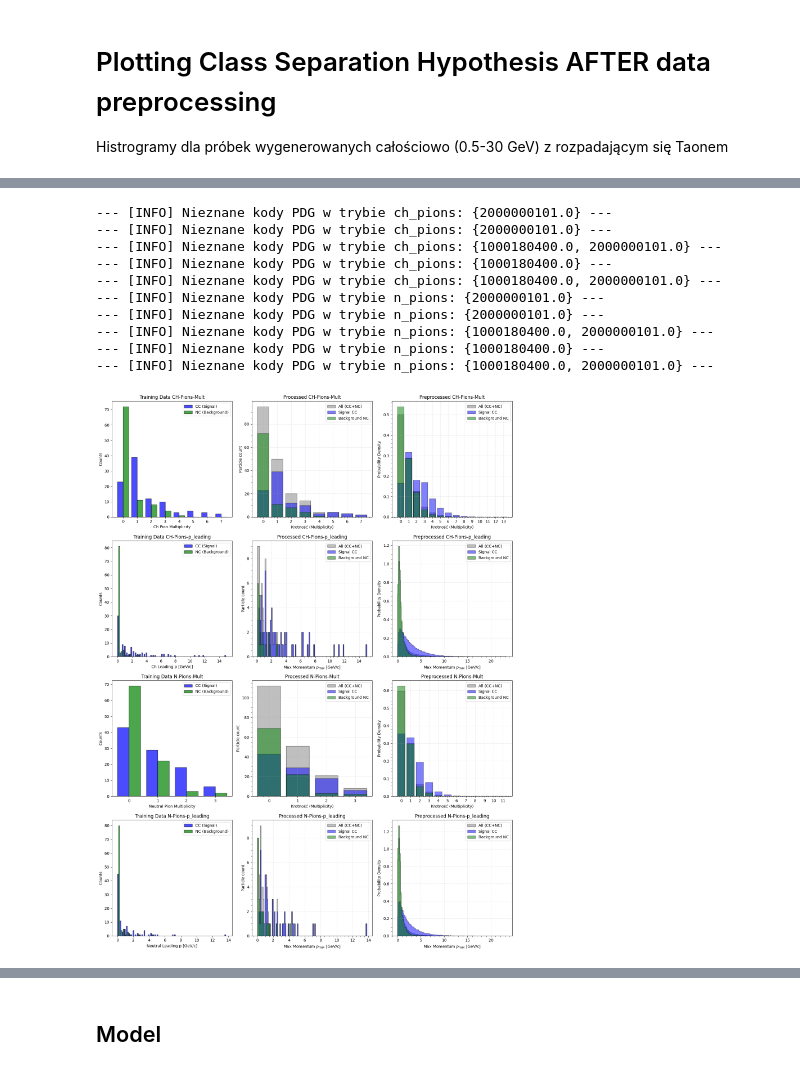
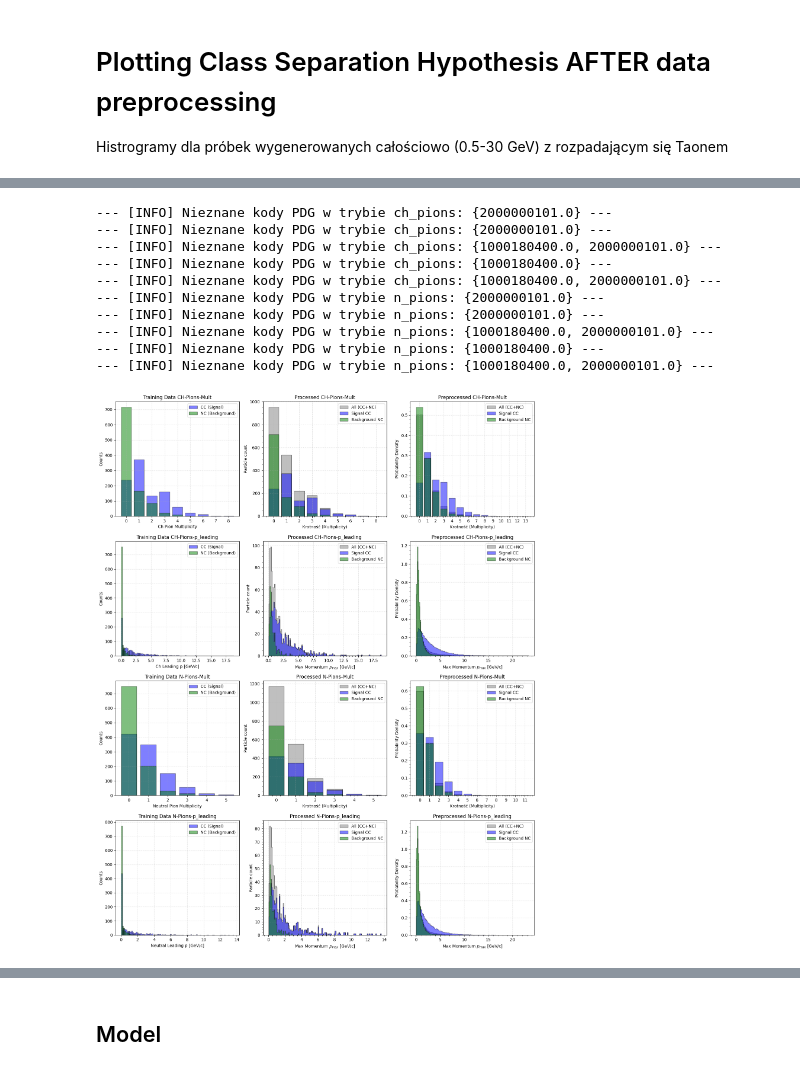
Before and after one commit to PasiekaFUW/Masters_Thesis, a Jupyter notebook: Lab/analysis/NN.ipynb, the cells around one changed output, grey strips where cells are left out. Saved outputs shown, nothing was run; the diff lists cells and outputs as text; code cells hidden in the pictures.

```diff
--- a/Lab/analysis/NN.ipynb
+++ b/Lab/analysis/NN.ipynb
@@ -185,7 +187,10 @@ df_all = pd.read_csv(output_path_all)
 batch_size=32
 
 #the dfs need to be shuffled, later i will need to shuffle when combining samples
-df_balanced_train, df_balanced_val = ml.get_train_val_subsets(df_all, cc_per_type=30, nc_per_type=30, val_size=0.2, shuffle=True)
+# df_balanced_train, df_balanced_val = ml.get_train_val_subsets(df_all, cc_per_type=30, nc_per_type=30, val_size=0.2, shuffle=True)
+
+df_balanced_train, df_unbalanced_val = ml.get_physics_informed_split(df_all, total_train_size=2000, total_val_size=400)
+
 train_data = ml.preProcess_data(df_balanced_train, batch_size=batch_size)
-val_data = ml.preProcess_data(df_balanced_val, batch_size=batch_size)
+val_data = ml.preProcess_data(df_unbalanced_val, batch_size=batch_size)
 # %% [output]
@@ -265,33 +283,33 @@ pf.plot_physics_single_canva(dfs_processed, 'ch_pions', feature='p_leading', ax=
 axes[1,1].set_title("Processed CH-Pions-p_leading")
 pf.plot_physics_single_canva(dfs_preprocessed, 'ch_pions', feature='p_leading', ax=axes[1, 2], density=True)
 axes[1,2].set_title("Preprocessed CH-Pions-p_leading")
 
 pf.plot_feature_from_dataset(train_data, 5, ax=axes[2, 0]) # Neutral Multiplicity
 axes[2,0].set_title("Training Data N-Pions-Mult") ## somethings fishy
 pf.plot_physics_single_canva(dfs_processed, 'n_pions', feature='multiplicity', ax=axes[2, 1], density=False)
 axes[2,1].set_title("Processed N-Pions-Mult")
 pf.plot_physics_single_canva(dfs_preprocessed, 'n_pions', feature='multiplicity', ax=axes[2, 2], density=True)
 axes[2,2].set_title("Preprocessed N-Pions-Mult")
 
 pf.plot_feature_from_dataset(train_data, 7, ax=axes[3, 0]) # Neutral Leading p
 axes[3,0].set_title("Training Data N-Pions-p_leading")
 pf.plot_physics_single_canva(dfs_processed, 'n_pions', feature='p_leading', ax=axes[3, 1], density=False)
 axes[3,1].set_title("Processed N-Pions-p_leading")
 pf.plot_physics_single_canva(dfs_preprocessed, 'n_pions', feature='p_leading', ax=axes[3, 2], density=True)
 axes[3,2].set_title("Preprocessed N-Pions-p_leading")
 
-# axes[3, 1].axis('off')
-plt.tight_layout()
+plt.tight_layout(rect=[0, 0.03, 1, 0.98])
+# rect=[left, bottom, right, top] in normalized 0-1 coordinates
 plt.show()
 # %% [output]
 --- [INFO] Nieznane kody PDG w trybie ch_pions: {2000000101.0} ---
 --- [INFO] Nieznane kody PDG w trybie ch_pions: {2000000101.0} ---
 --- [INFO] Nieznane kody PDG w trybie ch_pions: {1000180400.0, 2000000101.0} ---
 --- [INFO] Nieznane kody PDG w trybie ch_pions: {1000180400.0} ---
 --- [INFO] Nieznane kody PDG w trybie ch_pions: {1000180400.0, 2000000101.0} ---
 --- [INFO] Nieznane kody PDG w trybie n_pions: {2000000101.0} ---
 --- [INFO] Nieznane kody PDG w trybie n_pions: {2000000101.0} ---
 --- [INFO] Nieznane kody PDG w trybie n_pions: {1000180400.0, 2000000101.0} ---
 --- [INFO] Nieznane kody PDG w trybie n_pions: {1000180400.0} ---
 --- [INFO] Nieznane kody PDG w trybie n_pions: {1000180400.0, 2000000101.0} ---
-[figure, old version]
+[figure, new version]
```
Also changed, not shown: parts of 12 cells of this notebook, 2 other files.
